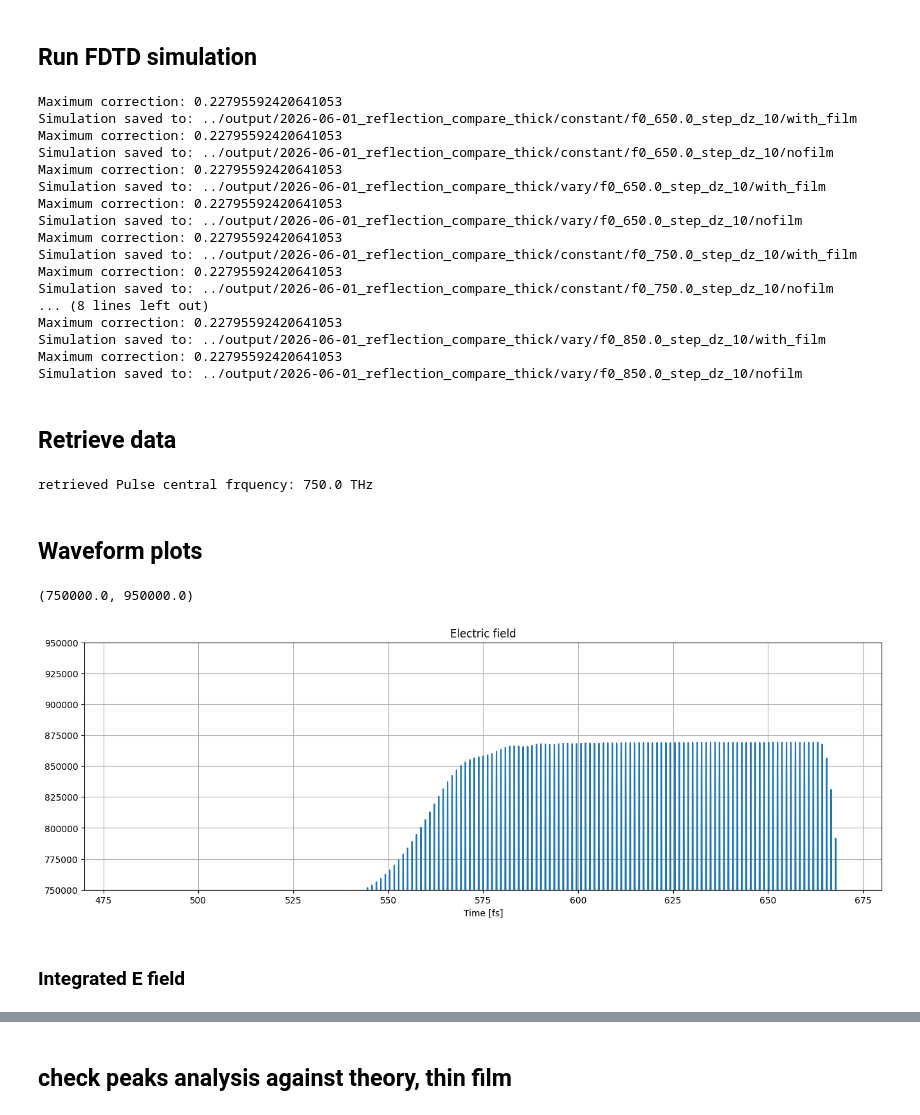
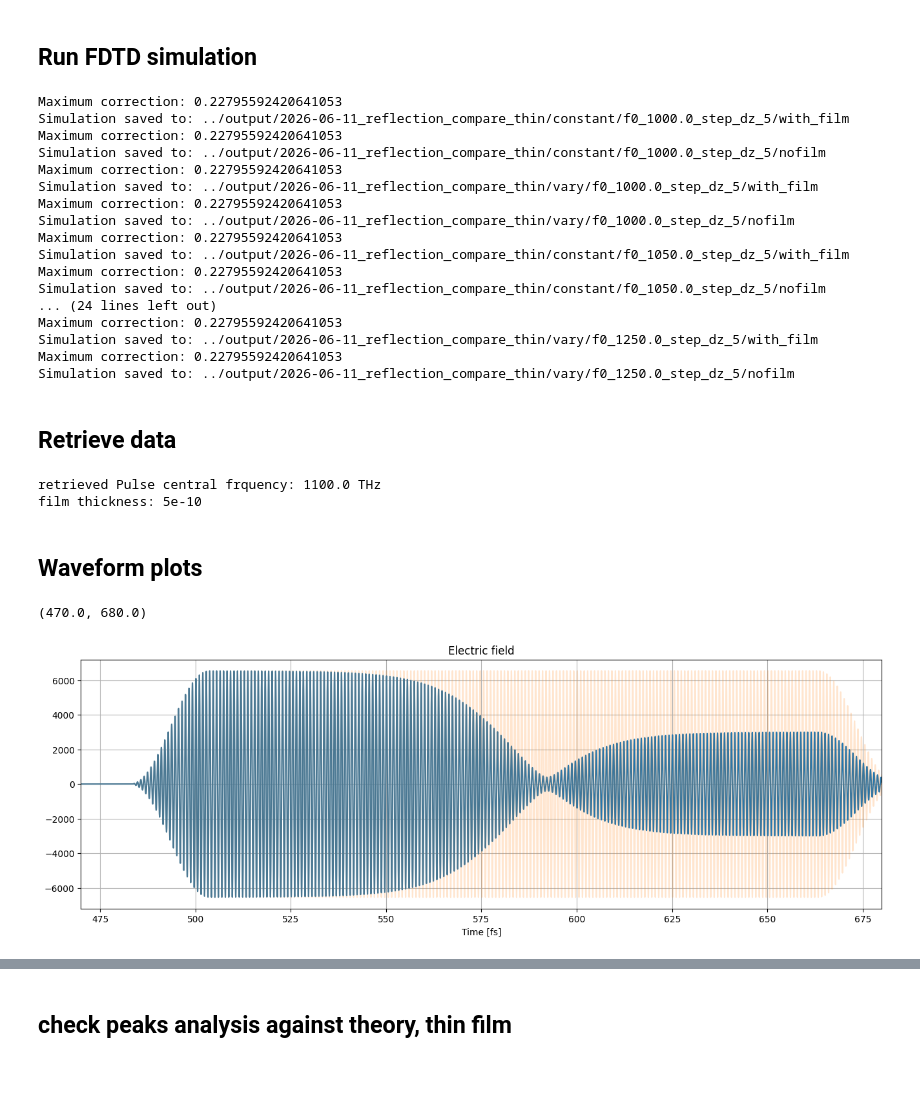
Before and after one commit to archis02/lightmatter, a Jupyter notebook: notebooks/Notebook_reflection_only.ipynb, the cells around one changed output, grey strips where cells are left out. Drawn from its saved outputs; the diff is of its cells as text; code cells hidden in the pictures; blank space fills up the shorter version.

```diff
--- a/notebooks/Notebook_reflection_only.ipynb
+++ b/notebooks/Notebook_reflection_only.ipynb
@@ -133,12 +143,12 @@ simulation time: 0.889 ps
 # %% [markdown]
 ## Run FDTD simulation
 # %%
-for freq in [650.0,750.0,850.0]:
+for freq in [1000.0,1050.0,1100.0,1200.0,1250.0]:
     pulse = PulseParams(E0=E0, f0=freq, t0=t0, tau=tau, phase=0.0, type=pulsetype)
 
     # filename vars
-    dz_filename = 10
-    root_dirname = "2026-06-01_reflection_compare_thick"
+    dz_filename = 5
+    root_dirname = "2026-06-11_reflection_compare_thin"
 
     #------------------constant parameters------------------#
     dirname = f"{root_dirname}/constant/f0_{freq}_step_dz_{dz_filename}"
@@ -215,22 +225,22 @@ for freq in [650.0,750.0,850.0]:
     )
 # %% [output]
 Maximum correction: 0.22795592420641053
-Simulation saved to: ../output/2026-06-01_reflection_compare_thick/constant/f0_650.0_step_dz_10/with_film
+Simulation saved to: ../output/2026-06-11_reflection_compare_thin/constant/f0_1000.0_step_dz_5/with_film
 Maximum correction: 0.22795592420641053
-Simulation saved to: ../output/2026-06-01_reflection_compare_thick/constant/f0_650.0_step_dz_10/nofilm
+Simulation saved to: ../output/2026-06-11_reflection_compare_thin/constant/f0_1000.0_step_dz_5/nofilm
 Maximum correction: 0.22795592420641053
-Simulation saved to: ../output/2026-06-01_reflection_compare_thick/vary/f0_650.0_step_dz_10/with_film
+Simulation saved to: ../output/2026-06-11_reflection_compare_thin/vary/f0_1000.0_step_dz_5/with_film
 Maximum correction: 0.22795592420641053
-Simulation saved to: ../output/2026-06-01_reflection_compare_thick/vary/f0_650.0_step_dz_10/nofilm
+Simulation saved to: ../output/2026-06-11_reflection_compare_thin/vary/f0_1000.0_step_dz_5/nofilm
 Maximum correction: 0.22795592420641053
-Simulation saved to: ../output/2026-06-01_reflection_compare_thick/constant/f0_750.0_step_dz_10/with_film
+Simulation saved to: ../output/2026-06-11_reflection_compare_thin/constant/f0_1050.0_step_dz_5/with_film
 Maximum correction: 0.22795592420641053
-Simulation saved to: ../output/2026-06-01_reflection_compare_thick/constant/f0_750.0_step_dz_10/nofilm
-... (8 lines left out)
+Simulation saved to: ../output/2026-06-11_reflection_compare_thin/constant/f0_1050.0_step_dz_5/nofilm
+... (24 lines left out)
 Maximum correction: 0.22795592420641053
-Simulation saved to: ../output/2026-06-01_reflection_compare_thick/vary/f0_850.0_step_dz_10/with_film
+Simulation saved to: ../output/2026-06-11_reflection_compare_thin/vary/f0_1250.0_step_dz_5/with_film
 Maximum correction: 0.22795592420641053
-Simulation saved to: ../output/2026-06-01_reflection_compare_thick/vary/f0_850.0_step_dz_10/nofilm
+Simulation saved to: ../output/2026-06-11_reflection_compare_thin/vary/f0_1250.0_step_dz_5/nofilm
 # %% [markdown]
 ## Retrieve data
 # %%
@@ -239,9 +249,9 @@ Simulation saved to: ../output/2026-06-01_reflection_compare_thick/vary/f0_850.0
 # dirname_vary = "2026-04-28_reflection_compare_constant_hires/vary/f0_750.0_step_dz_2.5"
 
 # low resolution
-f0_retr = 750.0
-dirname_const = f"2026-06-01_reflection_compare_thick/constant/f0_{f0_retr}_step_dz_10"
-dirname_vary = f"2026-06-01_reflection_compare_thick/vary/f0_{f0_retr}_step_dz_10"
+f0_retr = 1100.0
+dirname_const = f"2026-06-11_reflection_compare_thin/constant/f0_{f0_retr}_step_dz_5"
+dirname_vary = f"2026-06-11_reflection_compare_thin/vary/f0_{f0_retr}_step_dz_5"
 
 result_withfilm = load_simulation_run(f"../output/{dirname_const}/with_film",nosnaps=True)
 result_nofilm = load_simulation_run(f"../output/{dirname_const}/nofilm",nosnaps=True)
@@ -261,29 +271,29 @@ t_ax_retrieved = np.arange(Nt) * dt
 f0 = result_withfilm["pulse"].f0 * UNIT_F
 print(f"retrieved Pulse central frquency: {f0/UNIT_F} THz")
 thickness_retrieved = (result_withfilm['params'].metal_i1 - result_withfilm['params'].metal_i0) * result_withfilm['params'].dz * UNIT_L
+print(f"film thickness: {thickness_retrieved}")
 
 simulation_params_withfilm = result_withfilm['params']
 # %% [output]
-retrieved Pulse central frquency: 750.0 THz
+retrieved Pulse central frquency: 1100.0 THz
+film thickness: 5e-10
 # %% [markdown]
 ## Waveform plots
 # %%
 E_ref_vary = result_withfilm_vary["E_r"] - result_nofilm_vary["E_r"]
 E_ref_const = result_withfilm["E_r"] - result_nofilm["E_r"]
 
 # int_E_ref_vary = np.cumsum(E_ref_vary) * dt
 # int_E_ref_const = np.cumsum(E_ref_const) * dt
 
 fig = plt.figure(figsize=(16,5))
 plt.plot(t_ax_retrieved*1e15, E_r_vary,label="varying")
-plt.plot(t_ax_retrieved*1e15, E_r_const,label="static")
+plt.plot(t_ax_retrieved*1e15, E_r_const,label="static",alpha=0.2)
 plt.title("Electric field")
 plt.xlabel("Time [fs]")
 plt.grid(True)
 plt.xlim((4.7e2,6.8e2))
-plt.ylim((750000, 950000))
+# plt.ylim((750000, 950000))
 # %% [output]
-(750000.0, 950000.0)
+(470.0, 680.0)
-[figure, old version]
+[figure, new version]
-# %% [markdown]
-### Integrated E field
```
Also changed, not shown: parts of 31 cells of this notebook, 3 other files.
